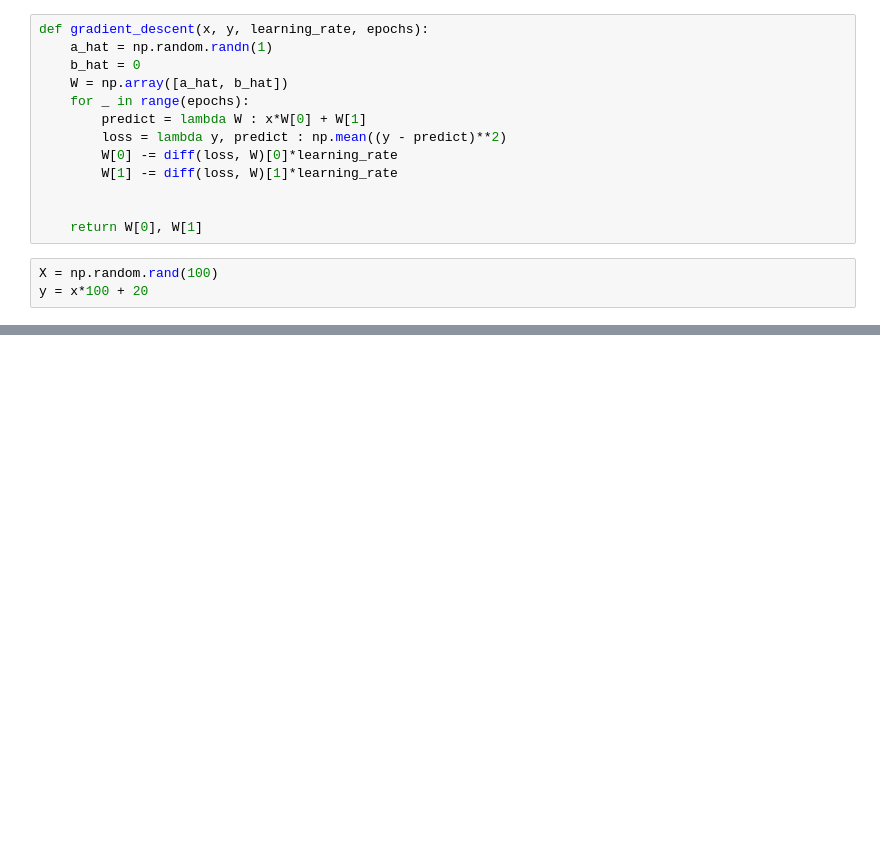
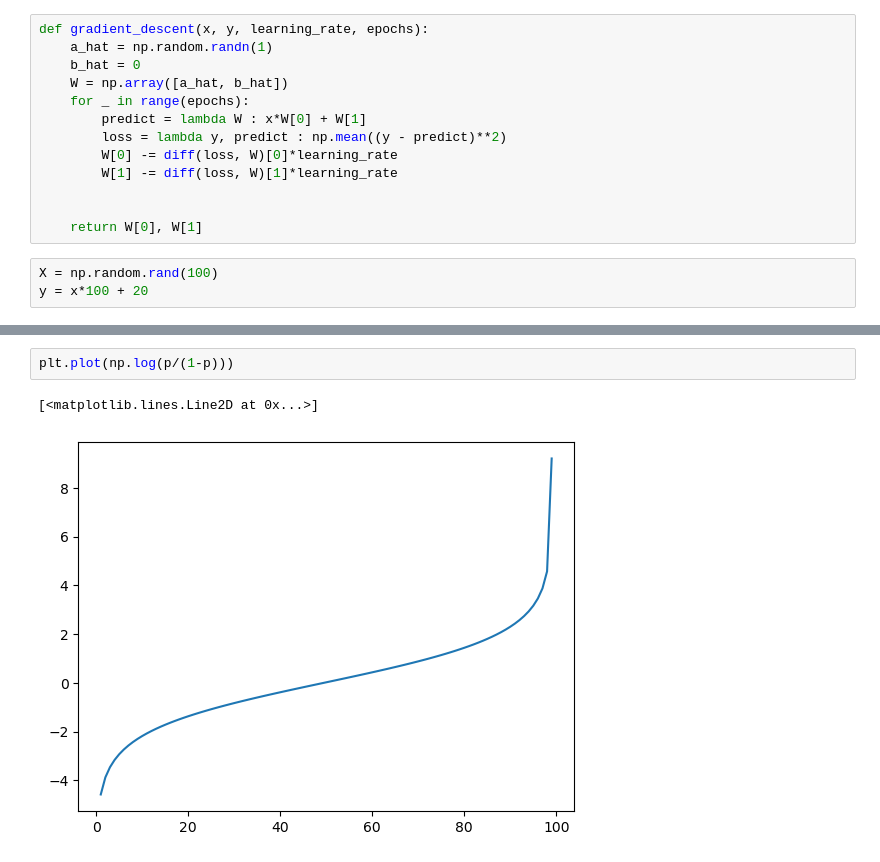
Before and after one commit to yoon0718/kepco, a Jupyter notebook: python/MachineLearning.ipynb, the cells around one changed output, grey strips where cells are left out. Cells and saved outputs as stored; diff of their text form; blank space fills up the shorter version.

```diff
--- a/python/MachineLearning.ipynb
+++ b/python/MachineLearning.ipynb
@@ -184,0 +332,5 @@ ValueError: setting an array element with a sequence. The requested array has an
+# %%
+plt.plot(np.log(p/(1-p)))
+# %% [output]
+[<matplotlib.lines.Line2D at 0x...>]
+[figure, added]
```
Also changed, not shown: parts of 45 cells of this notebook, 1 other file.
